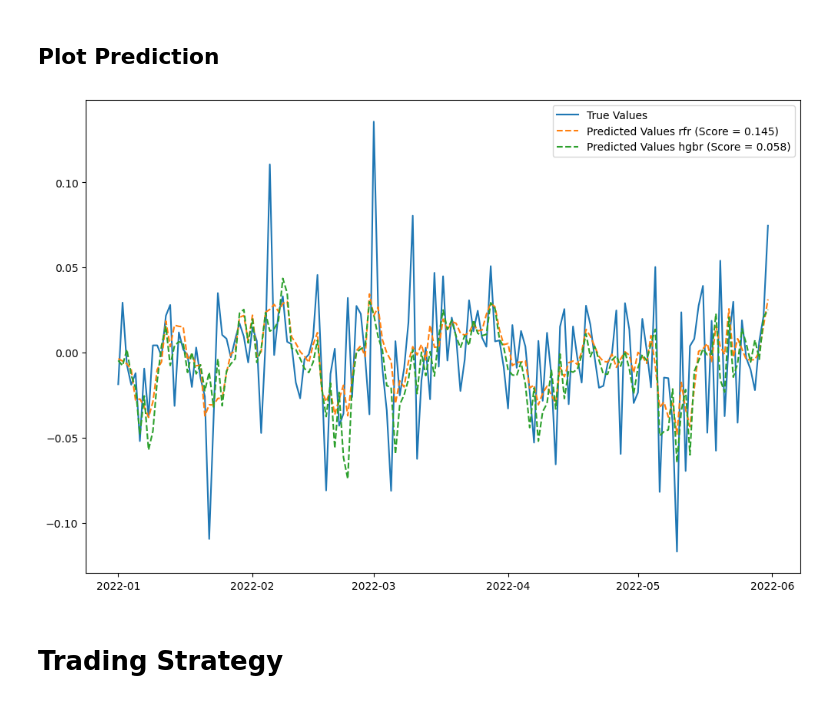
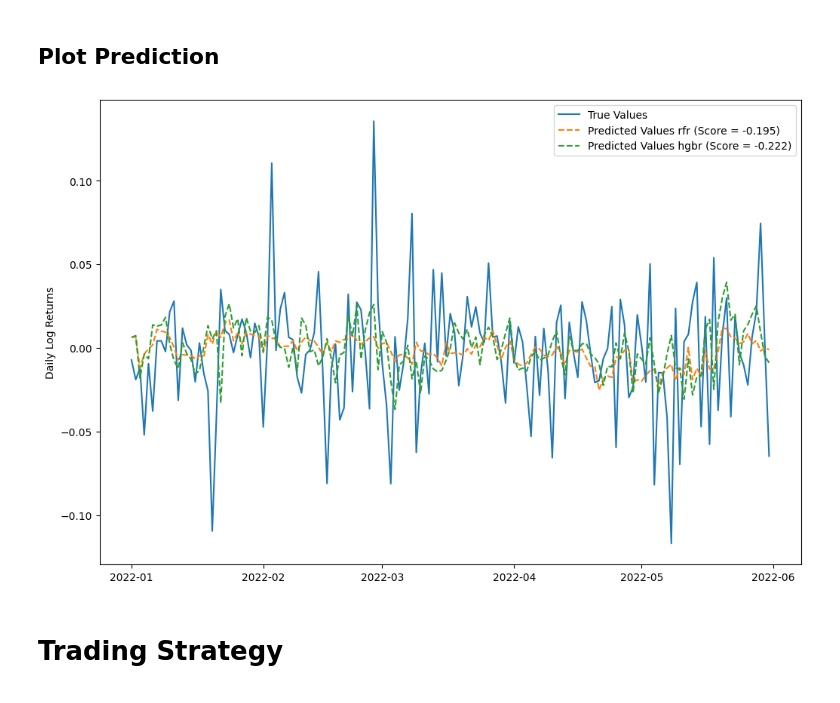
Before and after one commit to sudhanshu22gupta/cryptocurrency-forecasting, a Jupyter notebook: EDA.ipynb, the cells around one changed output. Drawn from its saved outputs; the diff is of its cells as text; code cells hidden in the pictures.

```diff
--- a/EDA.ipynb
+++ b/EDA.ipynb
@@ -500,7 +500,7 @@ TEST_DATE_RANGE = ("2022-01-01", "2022-12-31")
 def train_test_split(df_asset, TRAIN_DATE_RANGE, TEST_DATE_RANGE, FEATURES_LIST, TARGET, norm=False):
 
     df_asset_tts = df_asset.copy()
-    df_asset_tts[TARGET] = df_asset_tts[TARGET].shift(periods=1)
+    df_asset_tts[TARGET] = df_asset_tts[TARGET].shift(periods=-1)
     df_asset_tts = df_asset_tts[FEATURES_LIST + [TARGET]]
     print(f"{df_asset_tts.shape=}")
     if norm:
@@ -736,35 +737,35 @@ dict_regressors = {
     # "sgdr": sgdr,
     # "enr": enr,
     # "tsr": tsr,
     # "ransacr": ransacr,
 }
 
 plt.figure(figsize=(12, 8))
 
 PLOT_RANGE = ("2022-01-01", "2022-05-31")
 
 plt.plot(Y_test[PLOT_RANGE[0]: PLOT_RANGE[1]], label="True Values")
 
 for regressor_name, regressor in dict_regressors.items():
     # if regressor_name=='sgdr':
     #     continue
     plt.plot(
         regressor.Y_pred[PLOT_RANGE[0]: PLOT_RANGE[1]],
         label=f"Predicted Values {regressor_name} (Score = {round(regressor.score, 3)})",
         ls='--',
     )
 
 # plt.plot(
 #     Y_pred_ARIMA[PLOT_RANGE[0]: PLOT_RANGE[1]],
 #     label=f"Predicted Values ARIMA (Score = {r2_score(Y_test, Y_pred_ARIMA)})",
 #     ls='--'
 #     )
 # plt.title(f"Score= {round(rfr.score, 3)}")
-
+plt.ylabel("Daily Log Returns")
 plt.legend()
 plt.show()
 # %% [output]
-[figure, old version]
+[figure, new version]
 # %% [markdown]
 # Trading Strategy
 # %%
```
Also changed, not shown: parts of 9 cells of this notebook.
